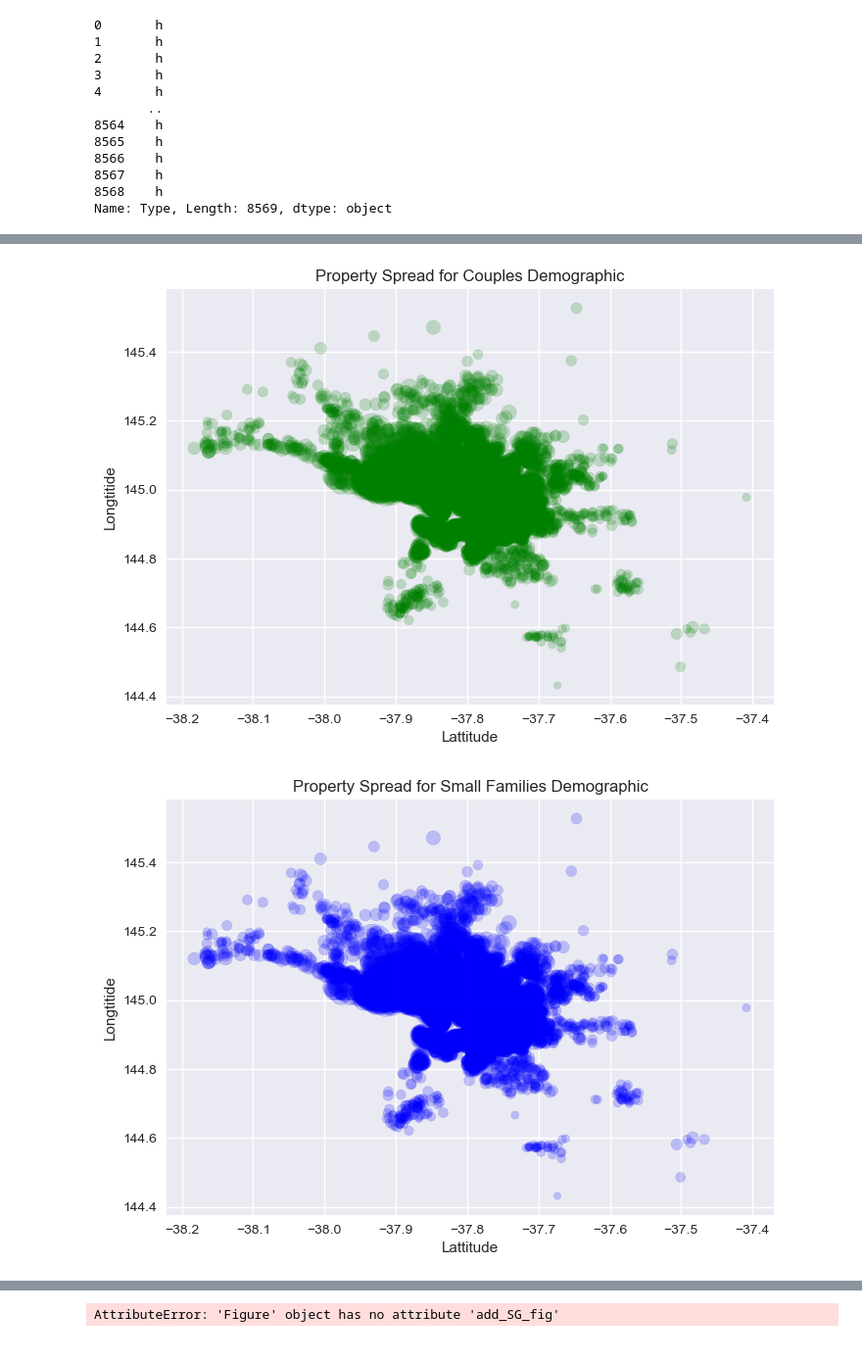
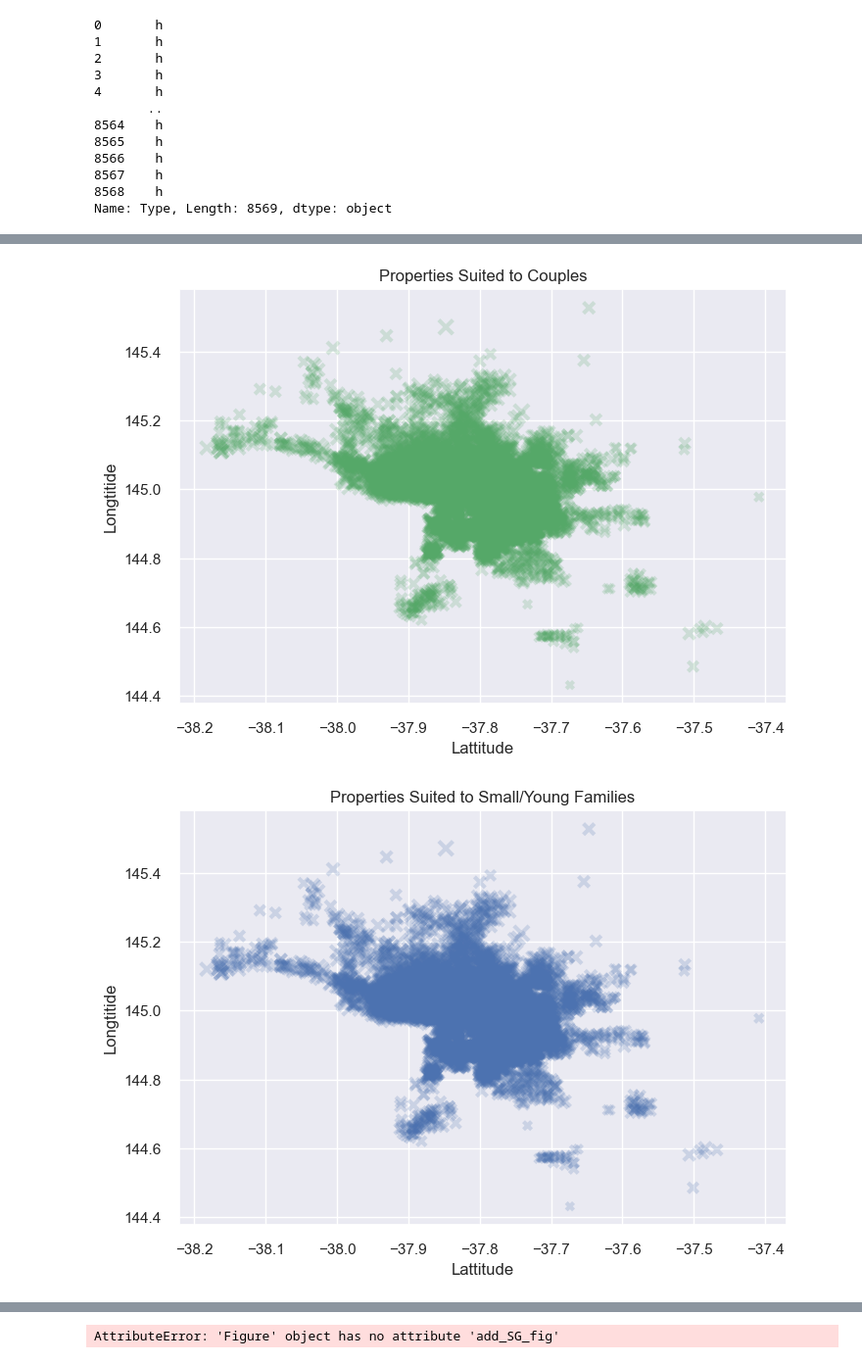
Before and after one commit to Kopixx/Project-1, a Jupyter notebook: Q2_data_exploration_based_off_existing_Q1.ipynb, the cells around one changed output, grey strips where cells are left out. Shown at 98% size. Drawn from its saved outputs; the diff is of its cells as text; code cells hidden in the pictures.

```diff
--- a/Q2_data_exploration_based_off_existing_Q1.ipynb
+++ b/Q2_data_exploration_based_off_existing_Q1.ipynb
@@ -663,7 +663,5 @@ plt.show()
 # %% [markdown]
 ### Question 2 ###
-# %%
-plt.style.use('seaborn')
 # %%
 cleaned_df.to_csv('cleaned_df.csv', index=False)
 # %%
@@ -905,24 +1173,28 @@ plt.show()
 # %%
+#Map me up please#
 #Couples Purchasing Locations Sized by Price
 plot_101_df = pd.read_csv('Q2_couples_df.csv')
-plt.title('Property Spread for Couples Demographic')
+plt.title('Properties Suited to Couples')
 plt.xlabel('Lattitude')
 plt.ylabel('Longtitide')
-CP_fig = plt.scatter(Q2_smallfam_df['Lattitude'], Q2_smallfam_df['Longtitude'], s=(Q2_smallfam_df['Price'])*.0001, color='g', alpha=0.2)
+CP_fig = plt.scatter(Q2_smallfam_df['Lattitude'], Q2_smallfam_df['Longtitude'], s=(Q2_smallfam_df['Price'])*.0001,
+                     color='g', linewidth=3, marker="x", alpha=0.2)
 plt.show()
 # %% [output]
-[figure, old version]
+[figure, new version]
 # %%
+#Map me up please#
 #Small Family Purchasing Locations Sized by Price
 plot_102_df = pd.read_csv('Q2_smallfam_df.csv')
-plt.title('Property Spread for Small Families Demographic')
+plt.title('Properties Suited to Small/Young Families')
 plt.xlabel('Lattitude')
 plt.ylabel('Longtitide')
-SF_Fig = plt.hvplot(Q2_smallfam_df['Lattitude'], Q2_smallfam_df['Longtitude'], s=(Q2_smallfam_df['Price'])*.0001, color='b', alpha=0.2)
+SF_Fig = plt.scatter(Q2_smallfam_df['Lattitude'], Q2_smallfam_df['Longtitude'], s=(Q2_smallfam_df['Price'])*.0001,
+                     color='b', linewidth=3, marker="x", alpha=0.2)
 
 plt.show()
 # %% [output]
-[figure, old version]
+[figure, new version]
 # %%
 #Large Family Purchasing Locations Sized by Price
 plot_104_df = pd.read_csv('Q2_lrgefam_df.csv')
```
Also changed, not shown: parts of 32 cells of this notebook.
